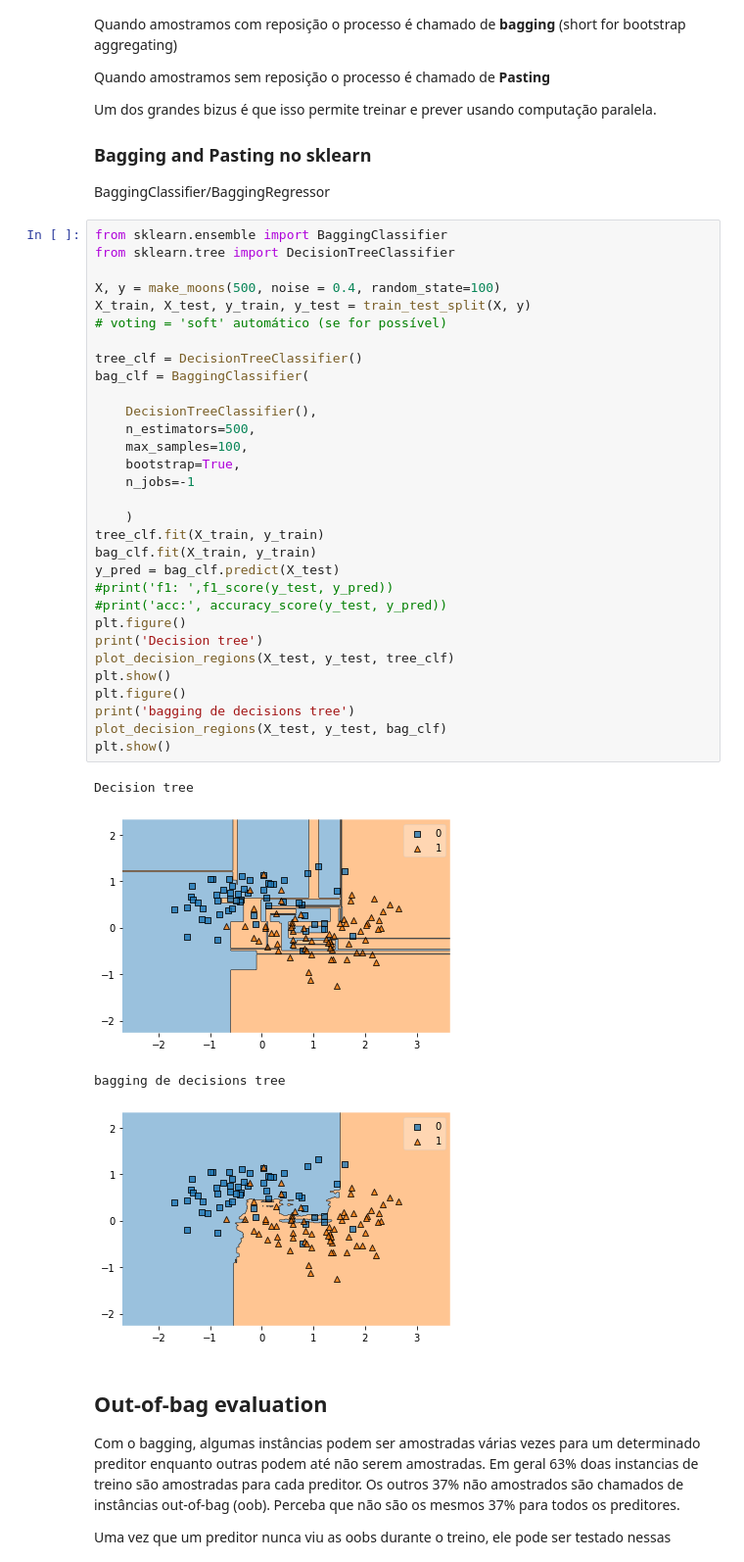
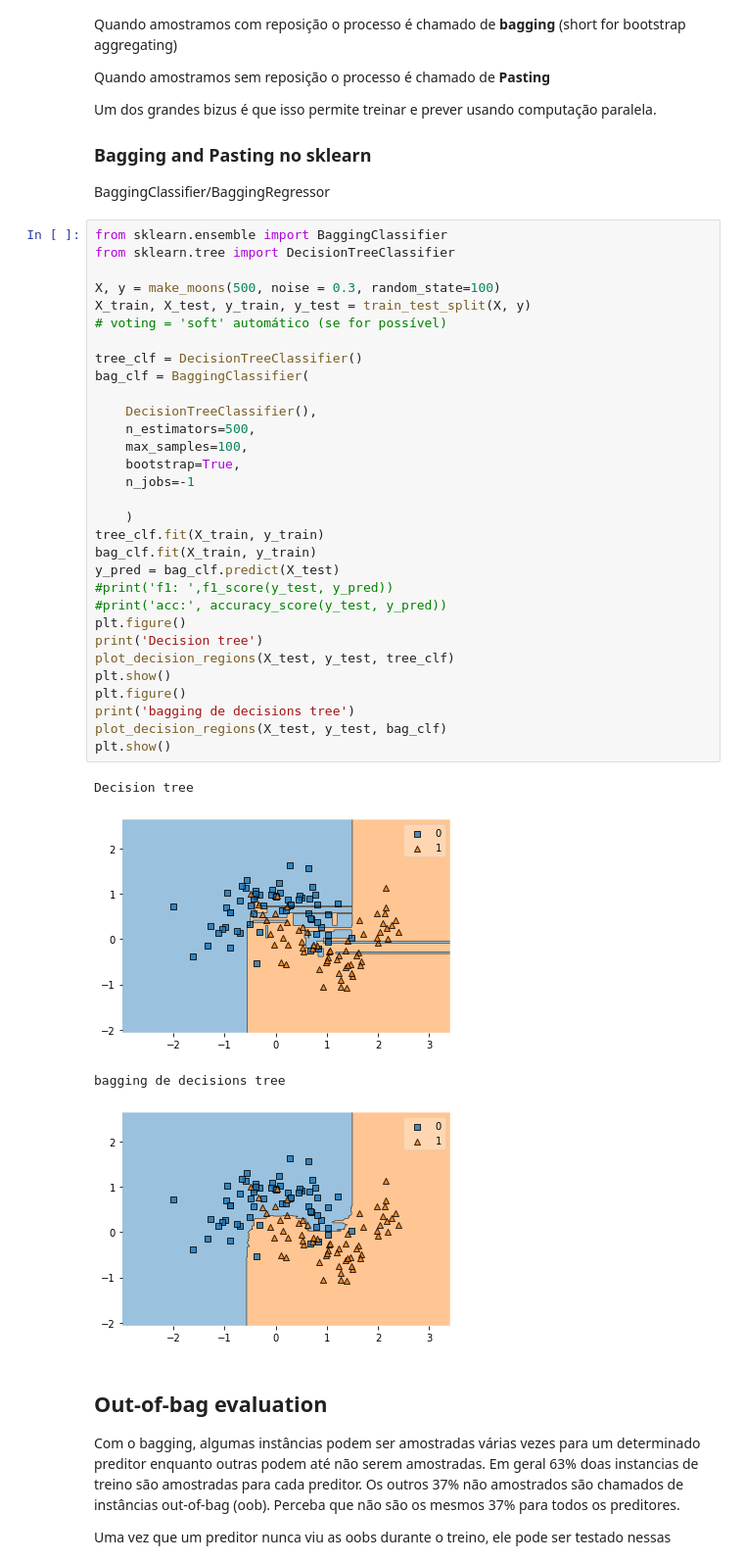
Before and after one commit to montanha22/Grupo_de_estudos_ML, a Jupyter notebook: class_notebooks/chapter7.ipynb, the cells around one changed output. Shown at 98% size. Cells and saved outputs as stored; diff of their text form.

```diff
--- a/class_notebooks/chapter7.ipynb
+++ b/class_notebooks/chapter7.ipynb
@@ -106,38 +106,38 @@ BaggingClassifier/BaggingRegressor
 from sklearn.ensemble import BaggingClassifier
 from sklearn.tree import DecisionTreeClassifier
 
-X, y = make_moons(500, noise = 0.4, random_state=100)
+X, y = make_moons(500, noise = 0.3, random_state=100)
 X_train, X_test, y_train, y_test = train_test_split(X, y)
 # voting = 'soft' automático (se for possível)
 
 tree_clf = DecisionTreeClassifier()
 bag_clf = BaggingClassifier(
 
     DecisionTreeClassifier(),
     n_estimators=500,
     max_samples=100,
     bootstrap=True,
     n_jobs=-1
 
     )
 tree_clf.fit(X_train, y_train)
 bag_clf.fit(X_train, y_train)
 y_pred = bag_clf.predict(X_test)
 #print('f1: ',f1_score(y_test, y_pred))
 #print('acc:', accuracy_score(y_test, y_pred))
 plt.figure()
 print('Decision tree')
 plot_decision_regions(X_test, y_test, tree_clf)
 plt.show()
 plt.figure()
 print('bagging de decisions tree')
 plot_decision_regions(X_test, y_test, bag_clf)
 plt.show()
 # %% [output]
 Decision tree
-[figure, old version]
+[figure, new version]
 bagging de decisions tree
-[figure, old version]
+[figure, new version]
 # %% [markdown]
 ## Out-of-bag evaluation
 
```
Also changed, not shown: parts of 5 cells of this notebook, 8 other files.
